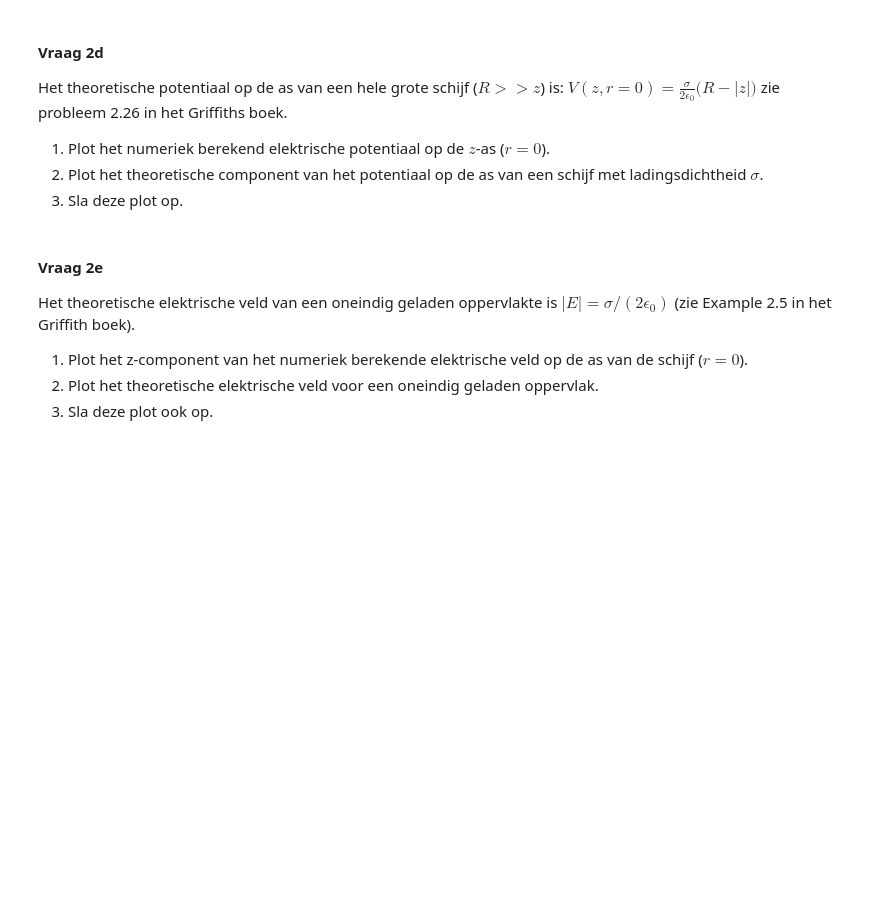
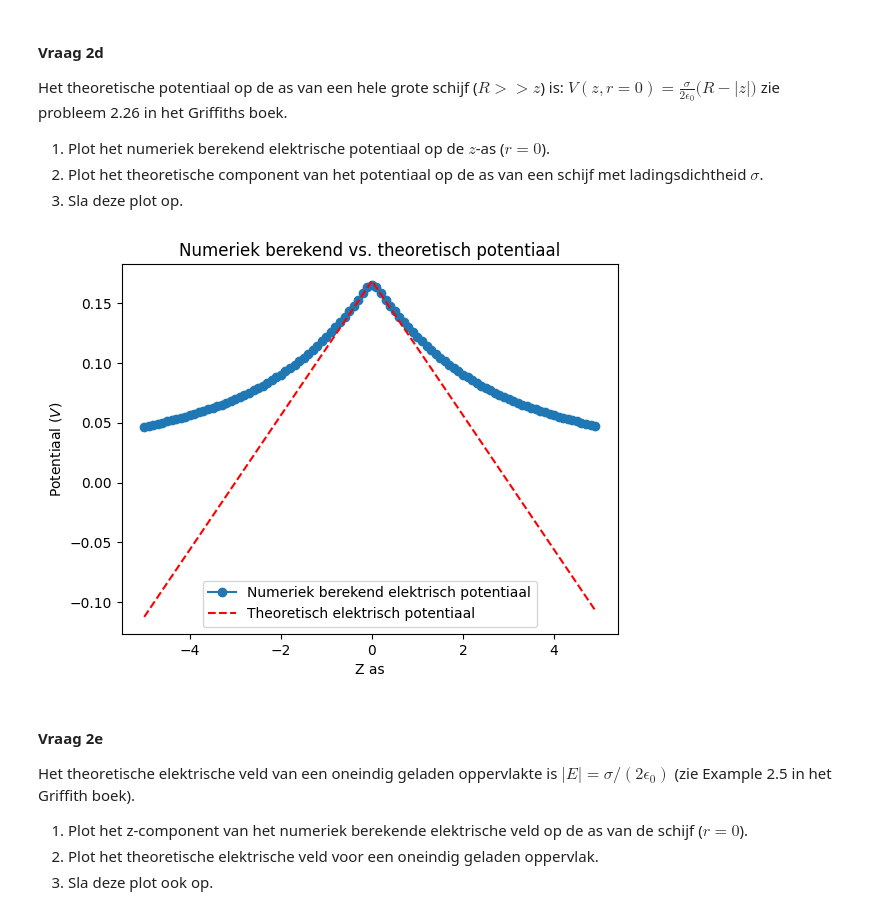
Before and after one commit to daantjebunschoten1-gif/opdrachten-DEF-D, a Jupyter notebook: DigitaleOntwerpopdrachten/1CondensatorOpdracht/CondensatorOntwerpopdracht.ipynb, the cells around one changed output. Cells and saved outputs as stored; diff of their text form; code cells hidden in the pictures; blank space fills up the shorter version.

```diff
--- a/DigitaleOntwerpopdrachten/1CondensatorOpdracht/CondensatorOntwerpopdracht.ipynb
+++ b/DigitaleOntwerpopdrachten/1CondensatorOpdracht/CondensatorOntwerpopdracht.ipynb
@@ -238,9 +238,21 @@ zie probleem 2.26 in het Griffiths boek.
 2. Plot het theoretische component van het potentiaal op de as van een schijf met ladingsdichtheid $\sigma$.
 3. Sla deze plot op.
 # %%
-###
-###Hier jouw code###
-###
+index_r_0 = np.argmin(abs(r))
+V_numeriek = V[:,index_r_0]
+V_theorie = (sigma)/(2*epsilon0) * (disk_radius - np.abs(z))
+
+plt.figure()
+plt.plot(z,V_numeriek,"o-",label = "Numeriek berekend elektrisch potentiaal")
+plt.plot(z,V_theorie,'r--',label = "Theoretisch elektrisch potentiaal")
+plt.xlabel("Z as")
+plt.ylabel("Potentiaal ($V$)")
+plt.legend()
+plt.title("Numeriek berekend vs. theoretisch potentiaal")
+plt.savefig('V_numeriekvstheoretisch_Z_axis_plot.png',dpi=300)
+plt.show()
+# %% [output]
+[figure, added]
 # %% [markdown]
 #### Vraag 2e
 
```
Also changed, not shown: 1 other file.
